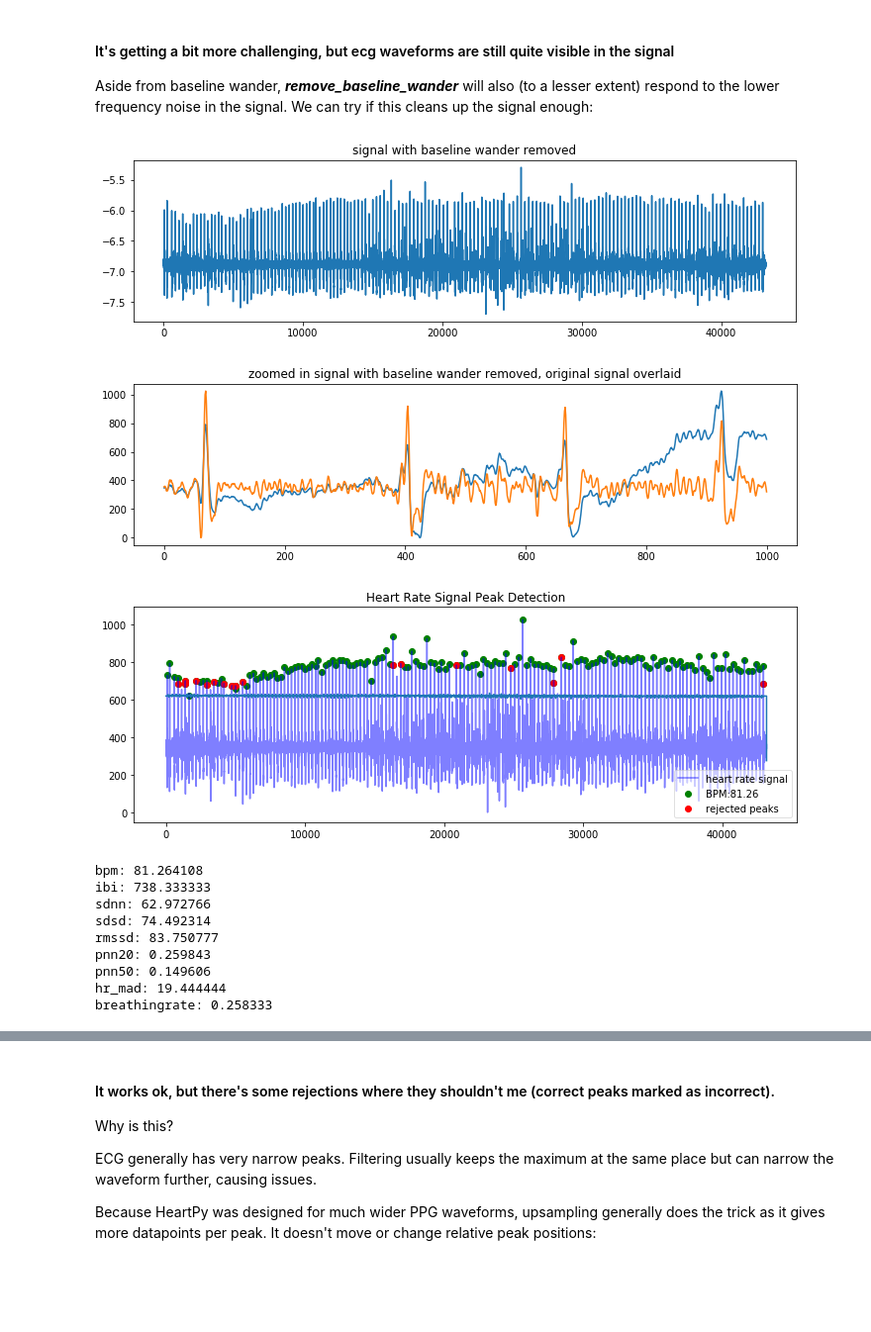
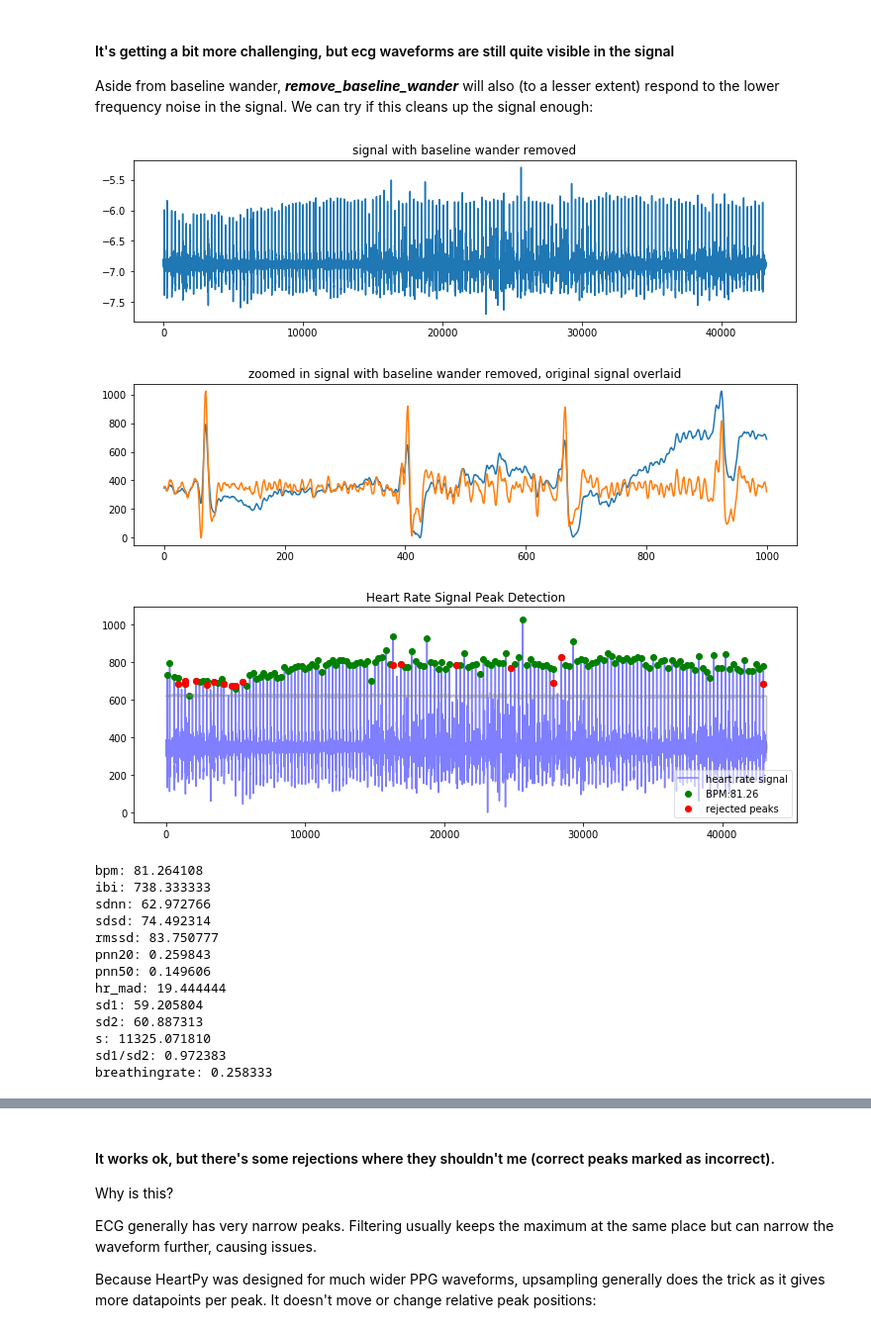
Before and after one commit to paulvangentcom/heartrate_analysis_python, a Jupyter notebook: examples/noisy_ECG/Analysing_Noisy_ECG.ipynb, the cells around one changed output, grey strips where cells are left out. Shown at 99% size. Saved outputs shown, nothing was run; the diff lists cells and outputs as text; code cells hidden in the pictures; blank space fills up the shorter version.

```diff
--- a/examples/noisy_ECG/Analysing_Noisy_ECG.ipynb
+++ b/examples/noisy_ECG/Analysing_Noisy_ECG.ipynb
@@ -149,17 +157,20 @@ Aside from baseline wander, ***remove_baseline_wander*** will also (to a lesser
 # %%
 filtered = filter_and_visualise(ecg, sample_rate)
 
 wd, m = hp.process(hp.scale_data(filtered), sample_rate)
 
 plt.figure(figsize=(12,4))
 hp.plotter(wd, m)
 
 for measure in m.keys():
     print('%s: %f' %(measure, m[measure]))
+
+#plot poincare
+hp.plot_poincare(wd, m)
 # %% [output]
 [figure]
 [figure]
-[figure, old version]
+[figure, new version]
 bpm: 81.264108
 ibi: 738.333333
 sdnn: 62.972766
@@ -168,4 +179,8 @@ rmssd: 83.750777
 pnn20: 0.259843
 pnn50: 0.149606
 hr_mad: 19.444444
+sd1: 59.205804
+sd2: 60.887313
+s: 11325.071810
+sd1/sd2: 0.972383
 breathingrate: 0.258333
```
Also changed, not shown: parts of 6 cells of this notebook, 3 other files.
